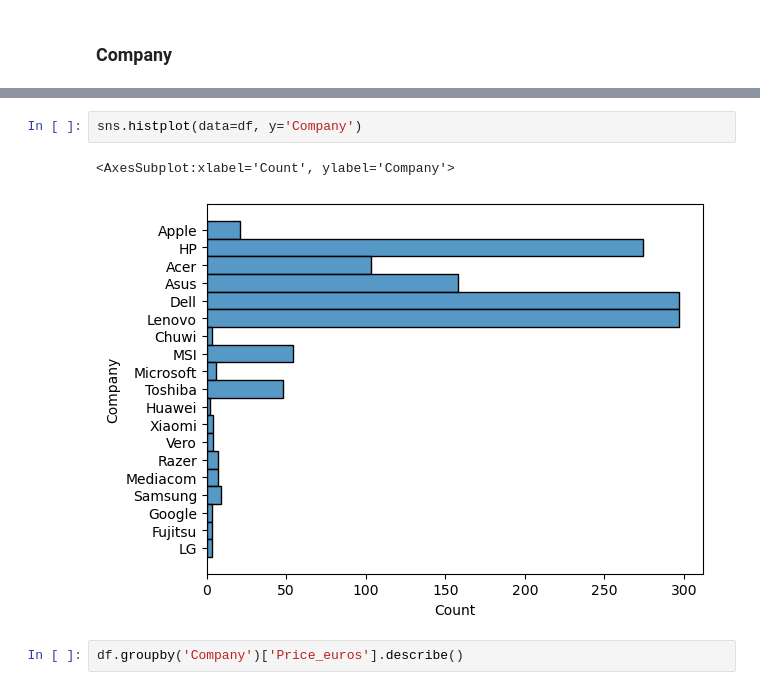
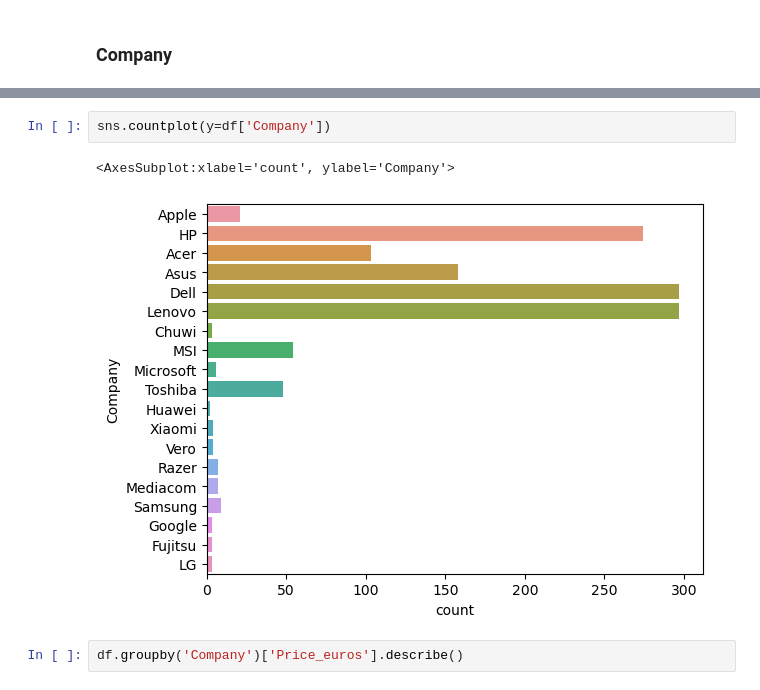
Before and after one commit to RossErskine/Kaggle-notebooks, a Jupyter notebook: Laptop prices.ipynb, the cells around one changed output, grey strips where cells are left out. Cells and saved outputs as stored; diff of their text form.

```diff
--- a/Laptop prices.ipynb
+++ b/Laptop prices.ipynb
@@ -97,8 +74,8 @@ Name: Company, dtype: int64
 # %%
-sns.histplot(data=df, y='Company')
+sns.countplot(y=df['Company'])
 # %% [output]
-<AxesSubplot:xlabel='Count', ylabel='Company'>
+<AxesSubplot:xlabel='count', ylabel='Company'>
-[figure, old version]
+[figure, new version]
 # %%
 df.groupby('Company')['Price_euros'].describe()
 # %% [output]
```
Also changed, not shown: parts of 62 cells of this notebook.
